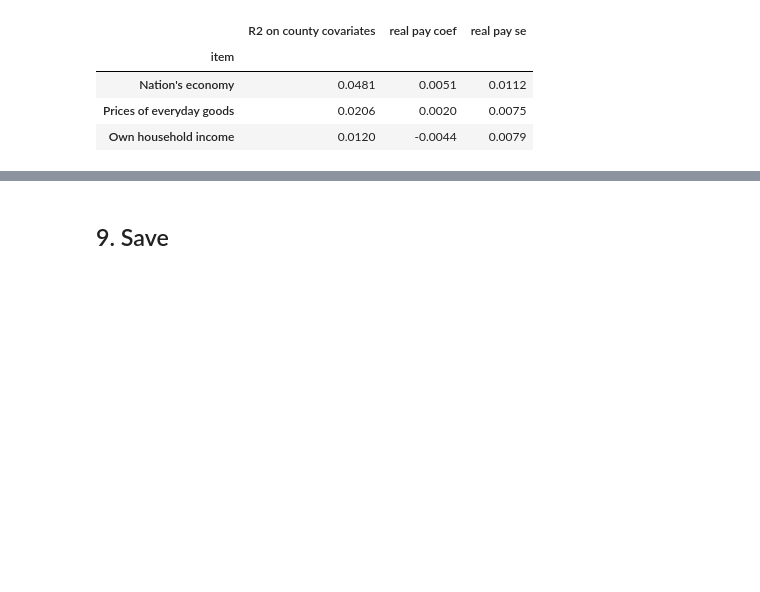
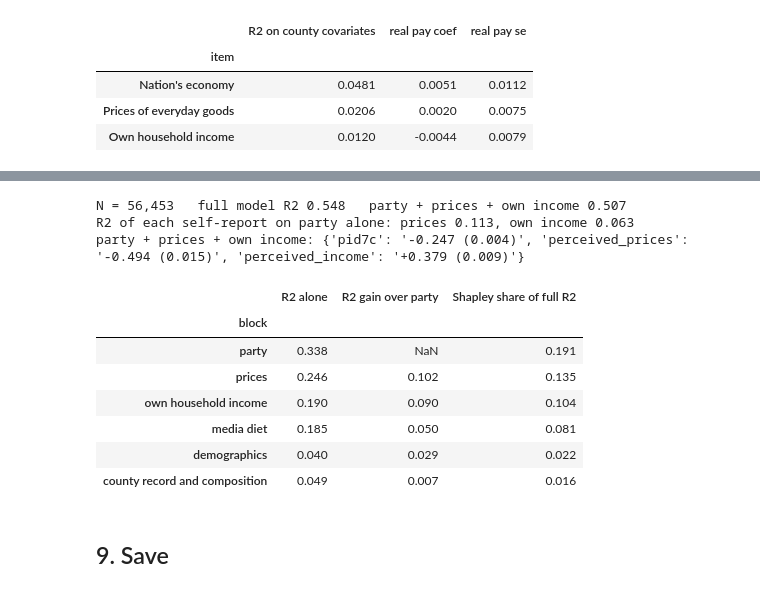
Before and after one commit to Jarmsy/2024-dnc-campaign-autopsy, a Jupyter notebook: notebooks/06_attribution_gap.ipynb, the cells around one changed output, grey strips where cells are left out. Saved outputs shown, nothing was run; the diff lists cells and outputs as text; code cells hidden in the pictures; blank space fills up the shorter version.

```diff
--- a/notebooks/06_attribution_gap.ipynb
+++ b/notebooks/06_attribution_gap.ipynb
@@ -610,3 +614,48 @@ Each item regressed on county economic record + composition only:
+# %%
+import itertools
+from math import factorial
+blocks = {
+    'party': 'pid7c',
+    'prices': 'perceived_prices',
+    'own household income': 'perceived_income',
+    'media diet': 'fox + msnbc + cnn + local_tv + newspaper + radio + social + no_news',
+    'demographics': 'college + age + white',
+    'county record and composition': actual_rhs + ' + log_income + college_share + white_nocollege + dem_share_2020',
+}
+vb = d1.dropna(subset=['perceived_econ', 'pid7c', 'perceived_prices', 'perceived_income', 'log_income']).copy()
+def r2_of(names):
+    if not names: return 0.0
+    return smf.wls('perceived_econ ~ ' + ' + '.join(blocks[n] for n in names), data=vb, weights=vb['weight']).fit().rsquared
+names = list(blocks); n = len(names)
+R = {frozenset(c): r2_of(list(c)) for k in range(n + 1) for c in itertools.combinations(names, k)}
+rows = []
+for b in names:
+    others = [x for x in names if x != b]
+    shap = sum(factorial(k) * factorial(n - k - 1) / factorial(n) * (R[frozenset(c) | {b}] - R[frozenset(c)])
+               for k in range(n) for c in itertools.combinations(others, k))
+    rows.append({'block': b, 'R2 alone': R[frozenset({b})],
+                 'R2 gain over party': np.nan if b == 'party' else R[frozenset({'party', b})] - R[frozenset({'party'})],
+                 'Shapley share of full R2': shap})
+var_blocks = pd.DataFrame(rows).set_index('block').round(3)
+print(f'N = {len(vb):,}   full model R2 {R[frozenset(names)]:.3f}   party + prices + own income {R[frozenset({"party", "prices", "own household income"})]:.3f}')
+print(f'R2 of each self-report on party alone: prices {smf.wls("perceived_prices ~ pid7c", data=vb, weights=vb["weight"]).fit().rsquared:.3f}, '
+      f'own income {smf.wls("perceived_income ~ pid7c", data=vb, weights=vb["weight"]).fit().rsquared:.3f}')
+m_pi = smf.wls('perceived_econ ~ pid7c + perceived_prices + perceived_income', data=vb, weights=vb['weight']).fit(cov_type='cluster', cov_kwds={'groups': vb['county_fips']})
+print('party + prices + own income:', {k: f'{m_pi.params[k]:+.3f} ({m_pi.bse[k]:.3f})' for k in ['pid7c', 'perceived_prices', 'perceived_income']})
+var_blocks.to_csv(TABLES_DIR / 'attribution_variance_blocks.csv')
+var_blocks
+# %% [output]
+N = 56,453   full model R2 0.548   party + prices + own income 0.507
+R2 of each self-report on party alone: prices 0.113, own income 0.063
+party + prices + own income: {'pid7c': '-0.247 (0.004)', 'perceived_prices': '-0.494 (0.015)', 'perceived_income': '+0.379 (0.009)'}
+|  | R2 alone | R2 gain over party | Shapley share of full R2 |
+| block |  |  |  |
+| party | 0.338 | NaN | 0.191 |
+| prices | 0.246 | 0.102 | 0.135 |
+| own household income | 0.190 | 0.090 | 0.104 |
+| media diet | 0.185 | 0.050 | 0.081 |
+| demographics | 0.040 | 0.029 | 0.022 |
+| county record and composition | 0.049 | 0.007 | 0.016 |
 # %% [markdown]
 ## 9. Save
 # %%
```
Also changed, not shown: parts of 1 cell of this notebook, 5 other files.
